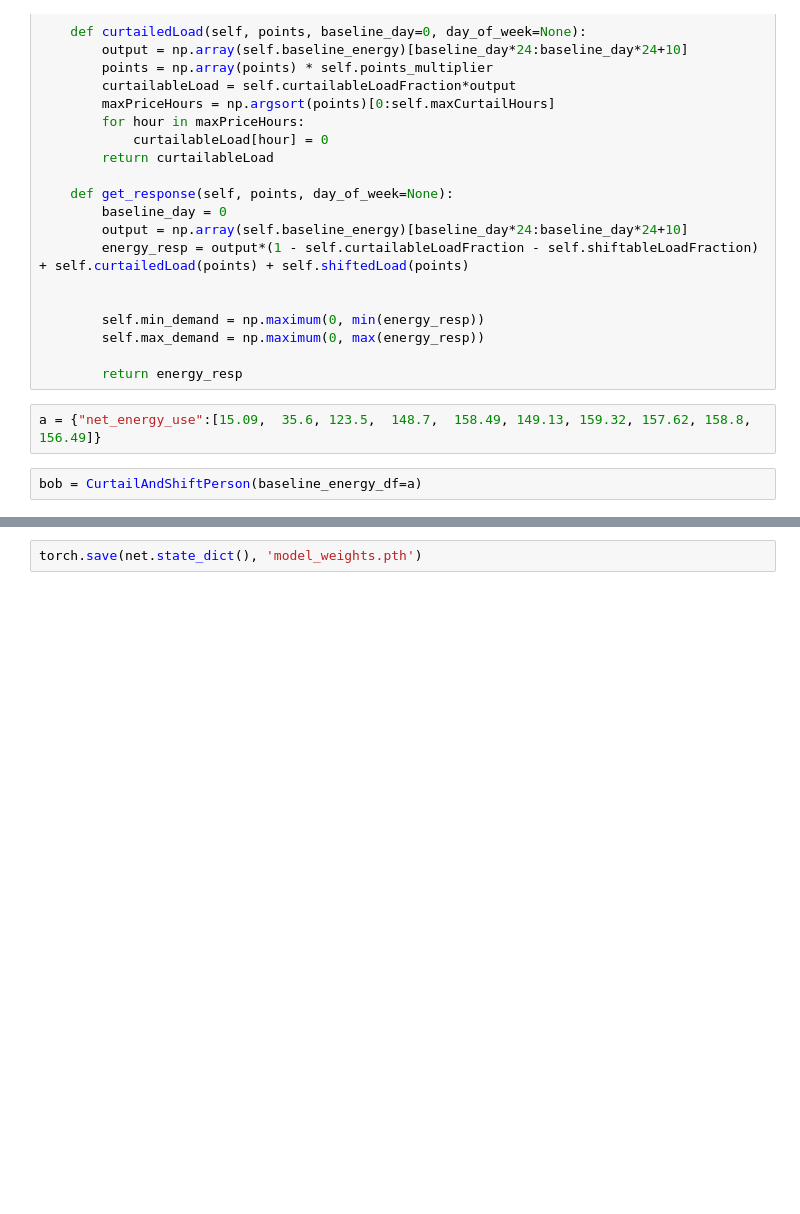
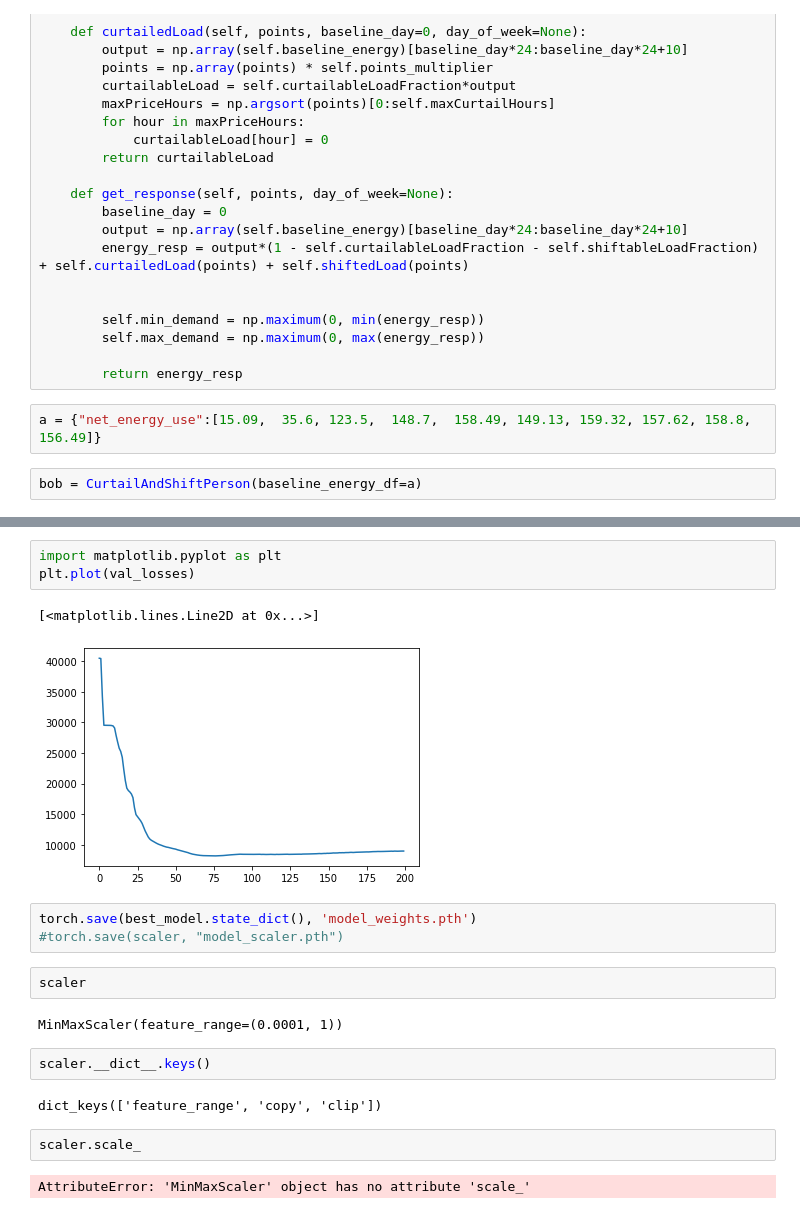
Before and after one commit to Aphoh/temp_tc, a Jupyter notebook: net_training.ipynb, the cells around one changed output, grey strips where cells are left out. Saved outputs shown, nothing was run; the diff lists cells and outputs as text; blank space fills up the shorter version.

```diff
--- a/net_training.ipynb
+++ b/net_training.ipynb
@@ -245,2 +353,21 @@ for t in range(200):
+# %%
+import matplotlib.pyplot as plt
+plt.plot(val_losses)
+# %% [output]
+[<matplotlib.lines.Line2D at 0x...>]
+[figure, added]
 # %%
-torch.save(net.state_dict(), 'model_weights.pth')
+torch.save(best_model.state_dict(), 'model_weights.pth')
+#torch.save(scaler, "model_scaler.pth")
+# %%
+scaler
+# %% [output]
+MinMaxScaler(feature_range=(0.0001, 1))
+# %%
+scaler.__dict__.keys()
+# %% [output]
+dict_keys(['feature_range', 'copy', 'clip'])
+# %%
+scaler.scale_
+# %% [output]
+AttributeError: 'MinMaxScaler' object has no attribute 'scale_'
```
Also changed, not shown: parts of 13 cells of this notebook, 14 other files.
